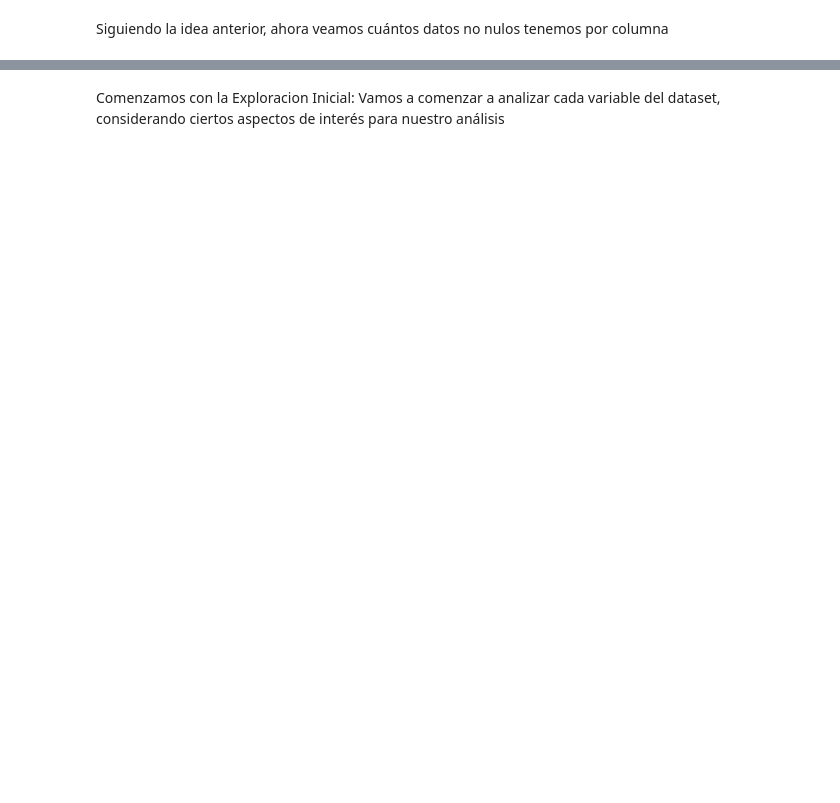
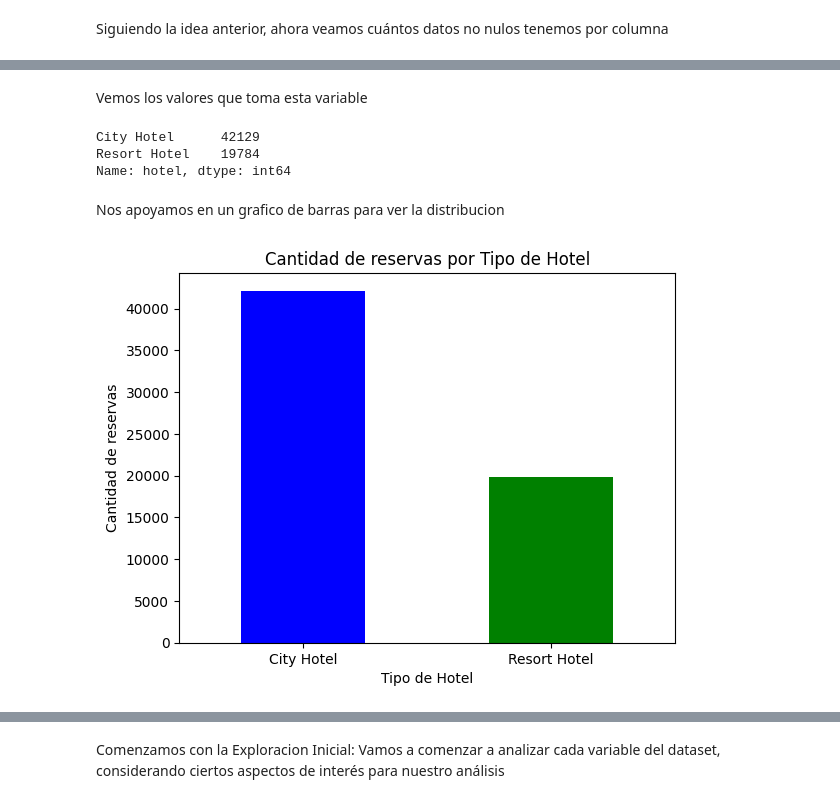
Before and after one commit to juanignaciogiacobbe/7506R-2C2023-GRUPO15, a Jupyter notebook: 7506R_TP1_GRUPO15_CHP1_ENTREGA.ipynb, the cells around one changed output, grey strips where cells are left out. Cells and saved outputs as stored; diff of their text form; code cells hidden in the pictures; blank space fills up the shorter version.

```diff
--- a/7506R_TP1_GRUPO15_CHP1_ENTREGA.ipynb
+++ b/7506R_TP1_GRUPO15_CHP1_ENTREGA.ipynb
@@ -137,0 +159,20 @@ dtype: int64
+# %% [markdown]
+Vemos los valores que toma esta variable
+# %%
+columna_hotel = ds_hoteles_train['hotel']
+columna_hotel.value_counts()
+# %% [output]
+City Hotel      42129
+Resort Hotel    19784
+Name: hotel, dtype: int64
+# %% [markdown]
+Nos apoyamos en un grafico de barras para ver la distribucion
+# %%
+columna_hotel.value_counts().plot(kind='bar', color=['blue', 'green'])
+plt.xlabel('Tipo de Hotel')
+plt.ylabel('Cantidad de reservas')
+plt.title('Cantidad de reservas por Tipo de Hotel')
+plt.xticks(rotation=0)
+plt.show()
+# %% [output]
+[figure, added]
```
Also changed, not shown: parts of 179 cells of this notebook.
